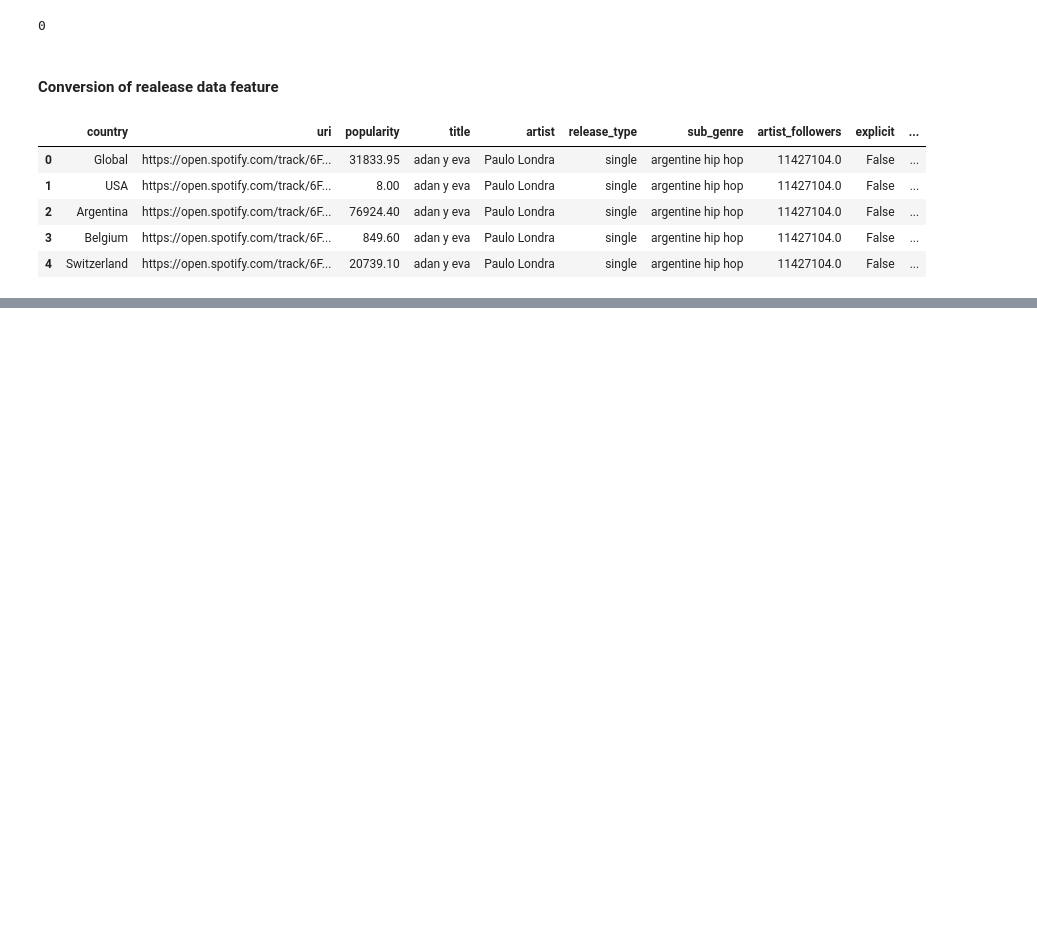
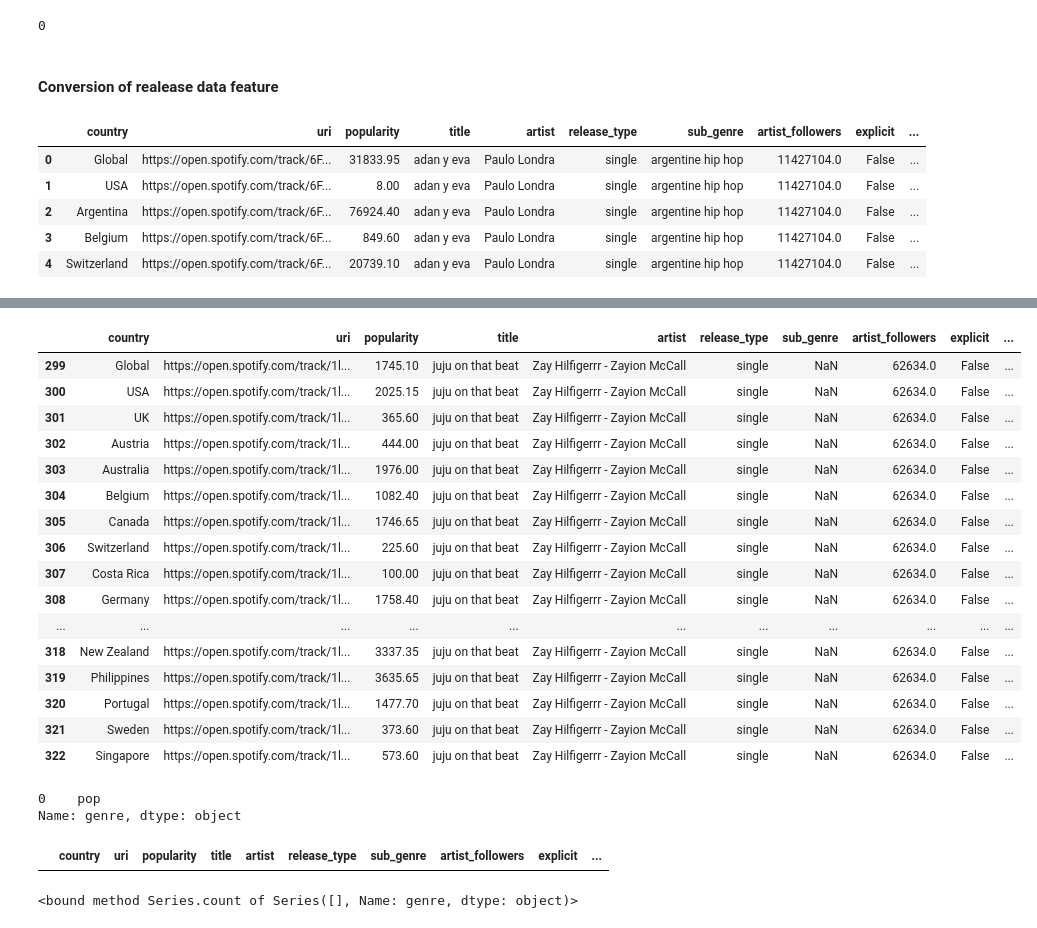
Before and after one commit to MaxiTrien/spotify-data-science-project, a Jupyter notebook: data_cleaning.ipynb, the cells around one changed output, grey strips where cells are left out. Cells and saved outputs as stored; diff of their text form; code cells hidden in the pictures; blank space fills up the shorter version.

Commit message:
Update genre

```diff
--- a/data_cleaning.ipynb
+++ b/data_cleaning.ipynb
@@ -592,4 +586,0 @@ df[df['Release_date'].str.contains('n-a')]
-# %%
-# Drop the na rows because they have no meanings overall only NA values
-indexes_to_drop = df.index[df['Release_date'].str.contains('n-a')].tolist() #There are only 5 rows with n-a release date
-df.drop(indexes_to_drop, inplace=True)
@@ -596,3 +623,37 @@ df.drop(indexes_to_drop, inplace=True)
+# %%
+df[df['title'] == 'juju on that beat']
+# %% [output]
+|  | country | uri | popularity | title | artist | release_type | sub_genre | artist_followers | explicit | ... |
+| 299 | Global | https://open.spotify.com/track/1l... | 1745.10 | juju on that beat | Zay Hilfigerrr - Zayion McCall | single | NaN | 62634.0 | False | ... |
+| 300 | USA | https://open.spotify.com/track/1l... | 2025.15 | juju on that beat | Zay Hilfigerrr - Zayion McCall | single | NaN | 62634.0 | False | ... |
+| 301 | UK | https://open.spotify.com/track/1l... | 365.60 | juju on that beat | Zay Hilfigerrr - Zayion McCall | single | NaN | 62634.0 | False | ... |
+| 302 | Austria | https://open.spotify.com/track/1l... | 444.00 | juju on that beat | Zay Hilfigerrr - Zayion McCall | single | NaN | 62634.0 | False | ... |
+| 303 | Australia | https://open.spotify.com/track/1l... | 1976.00 | juju on that beat | Zay Hilfigerrr - Zayion McCall | single | NaN | 62634.0 | False | ... |
+| 304 | Belgium | https://open.spotify.com/track/1l... | 1082.40 | juju on that beat | Zay Hilfigerrr - Zayion McCall | single | NaN | 62634.0 | False | ... |
+| 305 | Canada | https://open.spotify.com/track/1l... | 1746.65 | juju on that beat | Zay Hilfigerrr - Zayion McCall | single | NaN | 62634.0 | False | ... |
+| 306 | Switzerland | https://open.spotify.com/track/1l... | 225.60 | juju on that beat | Zay Hilfigerrr - Zayion McCall | single | NaN | 62634.0 | False | ... |
+| 307 | Costa Rica | https://open.spotify.com/track/1l... | 100.00 | juju on that beat | Zay Hilfigerrr - Zayion McCall | single | NaN | 62634.0 | False | ... |
+| 308 | Germany | https://open.spotify.com/track/1l... | 1758.40 | juju on that beat | Zay Hilfigerrr - Zayion McCall | single | NaN | 62634.0 | False | ... |
+| ... | ... | ... | ... | ... | ... | ... | ... | ... | ... | ... |
+| 318 | New Zealand | https://open.spotify.com/track/1l... | 3337.35 | juju on that beat | Zay Hilfigerrr - Zayion McCall | single | NaN | 62634.0 | False | ... |
+| 319 | Philippines | https://open.spotify.com/track/1l... | 3635.65 | juju on that beat | Zay Hilfigerrr - Zayion McCall | single | NaN | 62634.0 | False | ... |
+| 320 | Portugal | https://open.spotify.com/track/1l... | 1477.70 | juju on that beat | Zay Hilfigerrr - Zayion McCall | single | NaN | 62634.0 | False | ... |
+| 321 | Sweden | https://open.spotify.com/track/1l... | 373.60 | juju on that beat | Zay Hilfigerrr - Zayion McCall | single | NaN | 62634.0 | False | ... |
+| 322 | Singapore | https://open.spotify.com/track/1l... | 573.60 | juju on that beat | Zay Hilfigerrr - Zayion McCall | single | NaN | 62634.0 | False | ... |
+# %%
+# See the mode of genre
+genre_mode = df['genre'].mode()
+genre_mode
+# %% [output]
+0    pop
+Name: genre, dtype: object
+# %%
+# Replace them with genre_mode
+df['genre'].fillna(genre_mode[0], inplace=True)
+# %% [output]
+|  | country | uri | popularity | title | artist | release_type | sub_genre | artist_followers | explicit | ... |
 # %%
 # Check again
-df[df['Release_date'].str.contains('n-a')]
+df[df['genre'].isna()]['genre'].count
+# %% [output]
+<bound method Series.count of Series([], Name: genre, dtype: object)>
```
Also changed, not shown: parts of 8 cells of this notebook.
